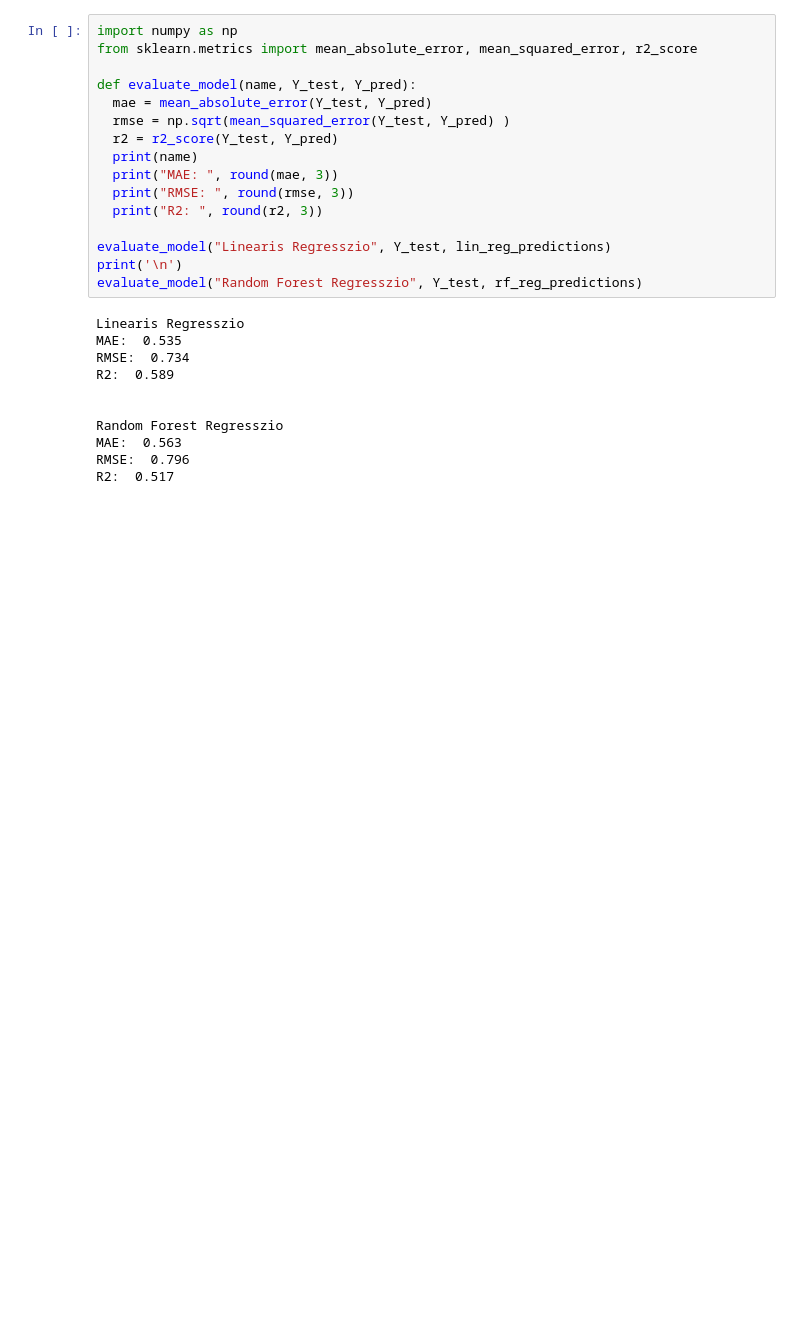
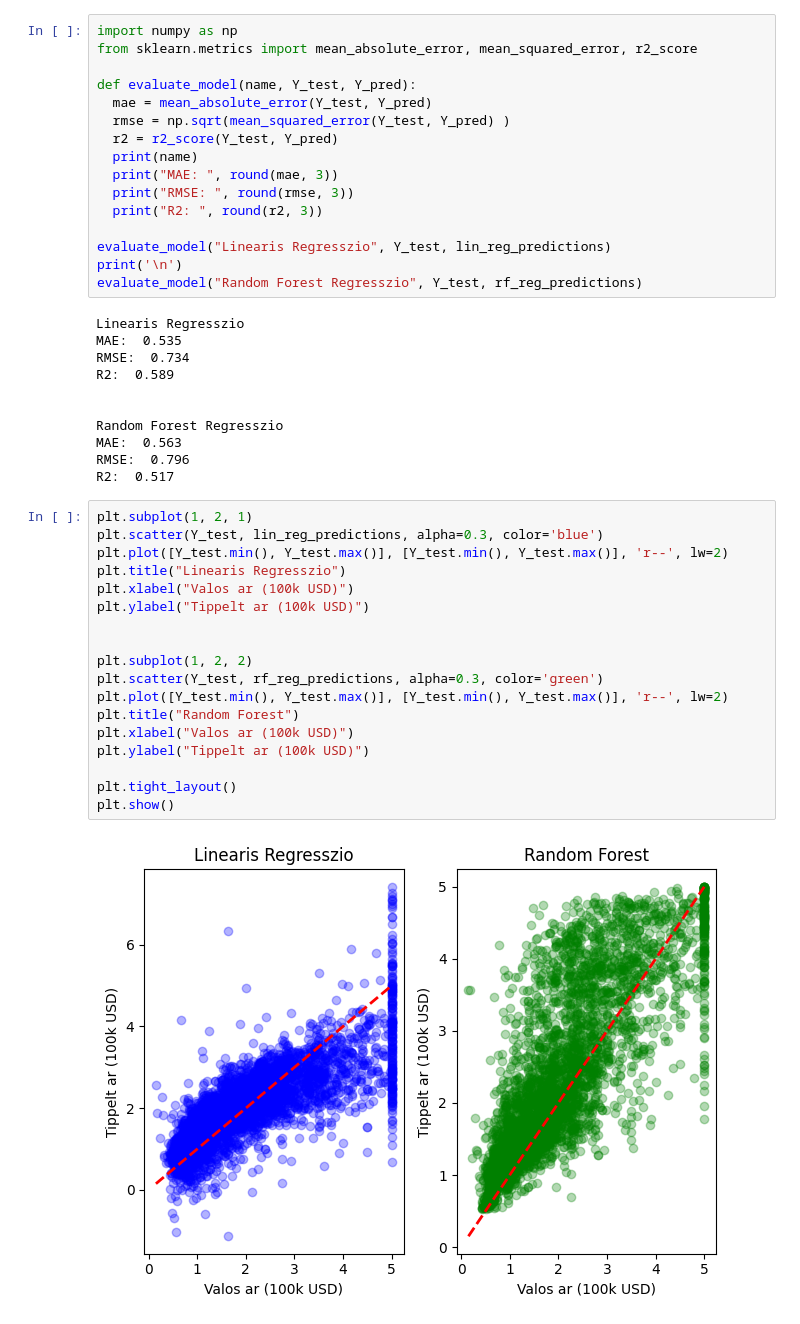
Before and after one commit to znagy101/california-housing-prediction, a Jupyter notebook: california_housing_prediction.ipynb, the cells around one changed output. Cells and saved outputs as stored; diff of their text form; blank space fills up the shorter version.

```diff
--- a/california_housing_prediction.ipynb
+++ b/california_housing_prediction.ipynb
@@ -115,3 +117,23 @@ Random Forest Regresszio
 MAE:  0.563
 RMSE:  0.796
 R2:  0.517
+# %%
+plt.subplot(1, 2, 1)
+plt.scatter(Y_test, lin_reg_predictions, alpha=0.3, color='blue')
+plt.plot([Y_test.min(), Y_test.max()], [Y_test.min(), Y_test.max()], 'r--', lw=2)
+plt.title("Linearis Regresszio")
+plt.xlabel("Valos ar (100k USD)")
+plt.ylabel("Tippelt ar (100k USD)")
+
+
+plt.subplot(1, 2, 2)
+plt.scatter(Y_test, rf_reg_predictions, alpha=0.3, color='green')
+plt.plot([Y_test.min(), Y_test.max()], [Y_test.min(), Y_test.max()], 'r--', lw=2)
+plt.title("Random Forest")
+plt.xlabel("Valos ar (100k USD)")
+plt.ylabel("Tippelt ar (100k USD)")
+
+plt.tight_layout()
+plt.show()
+# %% [output]
+[figure, added]
```
Also changed, not shown: parts of 1 cell of this notebook.
